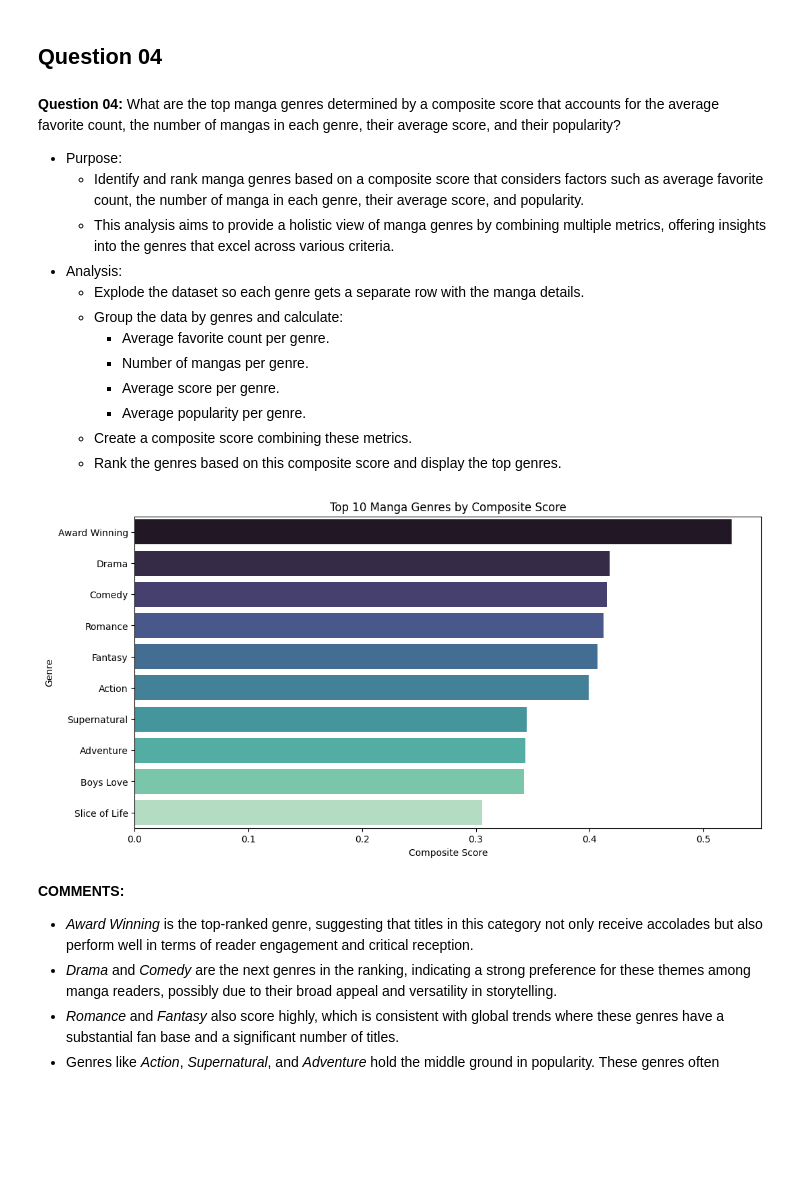
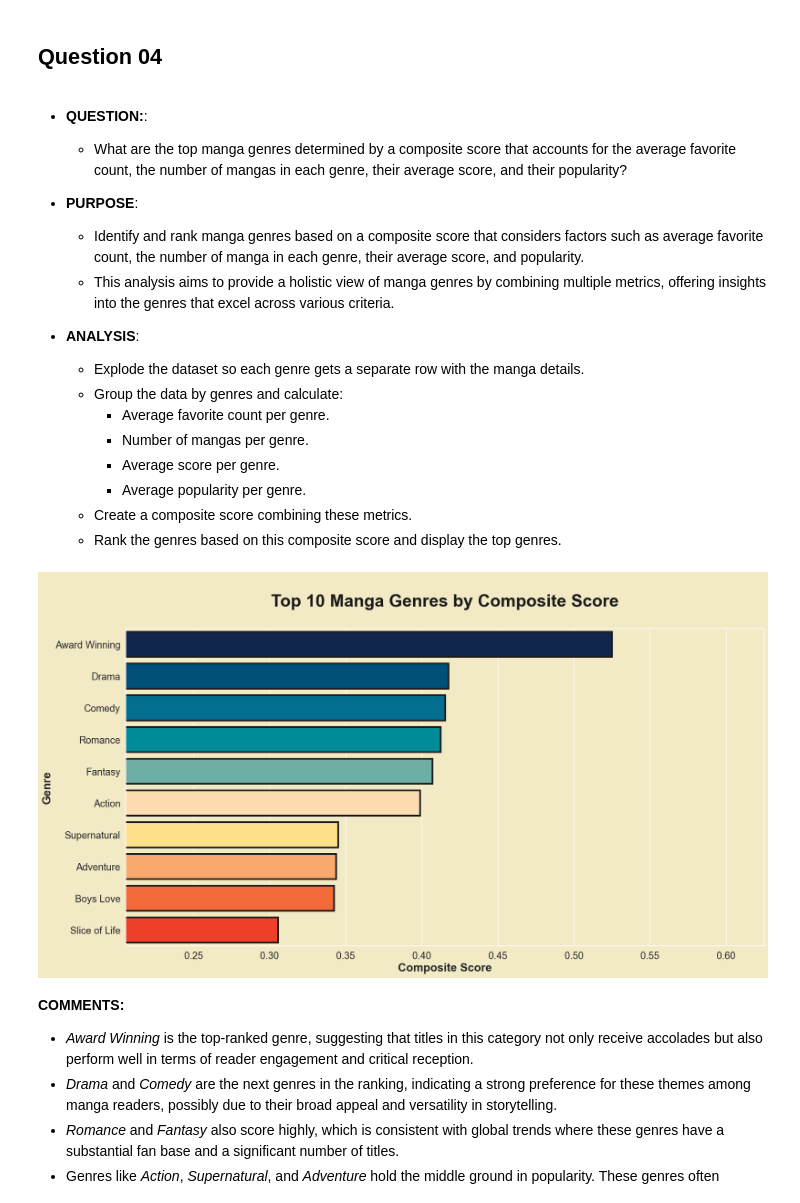
Before and after one commit to duongtruongbinh/IntroDS_FinalProject, a Jupyter notebook: src/Asking_Questions_and_Analyzing.ipynb, the cells around one changed output. Drawn from its saved outputs; the diff is of its cells as text; code cells hidden in the pictures; blank space fills up the shorter version.

```diff
--- a/src/Asking_Questions_and_Analyzing.ipynb
+++ b/src/Asking_Questions_and_Analyzing.ipynb
@@ -79,10 +83,12 @@ memory usage: 813.9+ KB
 # %%
 # Calculating correlation coefficients
+sns.set(rc={"axes.facecolor":"#F2EAC5","figure.facecolor":"#F2EAC5"})
 manga_copy_df = manga_df.copy()
 correlation_matrix = manga_copy_df[['Chapters', 'Volumes', 'Members', 'Favorite']].corr()
 
 plt.figure(figsize=(10, 8))
-sns.heatmap(correlation_matrix, annot=True, cmap='coolwarm', fmt='.2f')
-plt.title('Correlation Matrix')
+cmap = sns.diverging_palette(0, 230, 90, 60, as_cmap=True)
+sns.heatmap(correlation_matrix, annot=True, cmap=cmap, fmt='.2f', linewidths=.5, linecolor='w',annot_kws=dict(color="white"))
+plt.title('Correlation Matrix\n', fontsize=20, weight='bold')
 plt.show()
 # %% [output]
@@ -254,11 +268,13 @@ plt.show()
 # %% [markdown]
 ## Question 04 <a class="anchor" id="Question 04"></a>
 # %% [markdown]
-**Question 04:** What are the top manga genres determined by a composite score that accounts for the average favorite count, the number of mangas in each genre, their average score, and their popularity?
-+ Purpose:
++ **QUESTION:**:
+    + What are the top manga genres determined by a composite score that accounts for the average favorite count, the number of mangas in each genre, their average score, and their popularity?
+
++ **PURPOSE**:
     + Identify and rank manga genres based on a composite score that considers factors such as average favorite count, the number of manga in each genre, their average score, and popularity.
     + This analysis aims to provide a holistic view of manga genres by combining multiple metrics, offering insights into the genres that excel across various criteria.
-+ Analysis:
++ **ANALYSIS**:
     + Explode the dataset so each genre gets a separate row with the manga details.
     + Group the data by genres and calculate:
         + Average favorite count per genre.
@@ -295,14 +311,19 @@ sorted_by_composite_score = genre_grouped.sort_values(by='Composite_Score', asce
 top_genres_by_composite_score = sorted_by_composite_score.head(10)
 # %%
 # Plotting the top genres by composite score
-plt.figure(figsize=(12, 6))
-sns.barplot(data=top_genres_by_composite_score, x='Composite_Score', y='Genres', palette="mako")
-plt.title('Top 10 Manga Genres by Composite Score')
-plt.xlabel('Composite Score')
-plt.ylabel('Genre')
+palette = ["#11264e","#00507A","#026e90","#008b99","#6faea4","#fcdcb0","#FEE08B","#faa96e","#f36b3b","#ef3f28","#CC0028"]
+plt.figure(figsize=(20,10))
+p=sns.barplot(data=top_genres_by_composite_score,x='Composite_Score',y='Genres',palette=palette,saturation=1,edgecolor="#1c1c1c",linewidth=3)
+plt.title('\nTop 10 Manga Genres by Composite Score\n',fontsize=30, color='k', weight='bold')
+plt.xlabel('Composite Score',fontsize=20, weight='bold')
+plt.ylabel('Genre',fontsize=20, weight='bold')
+
+plt.yticks(fontsize=17)
+plt.xticks(fontsize=17)
+plt.xlim(min(top_genres_by_composite_score['Composite_Score']) - 0.1, max(top_genres_by_composite_score['Composite_Score']) + 0.1)
 plt.show()
 # %% [output]
-[figure, old version]
+[figure, new version]
 # %% [markdown]
 **COMMENTS:**
 + *Award Winning* is the top-ranked genre, suggesting that titles in this category not only receive accolades but also perform well in terms of reader engagement and critical reception.
```
Also changed, not shown: parts of 30 cells of this notebook, 2 other files.
